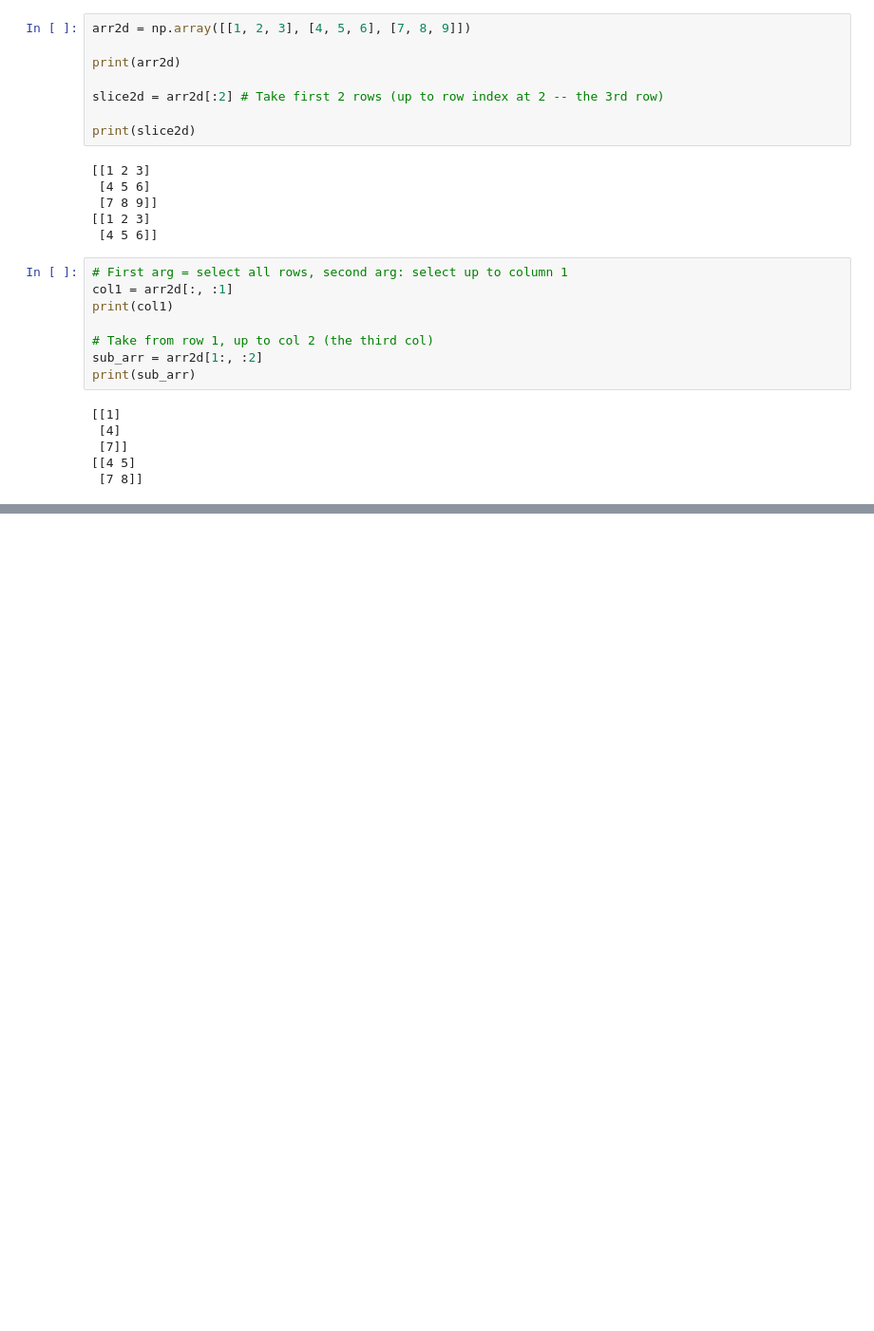
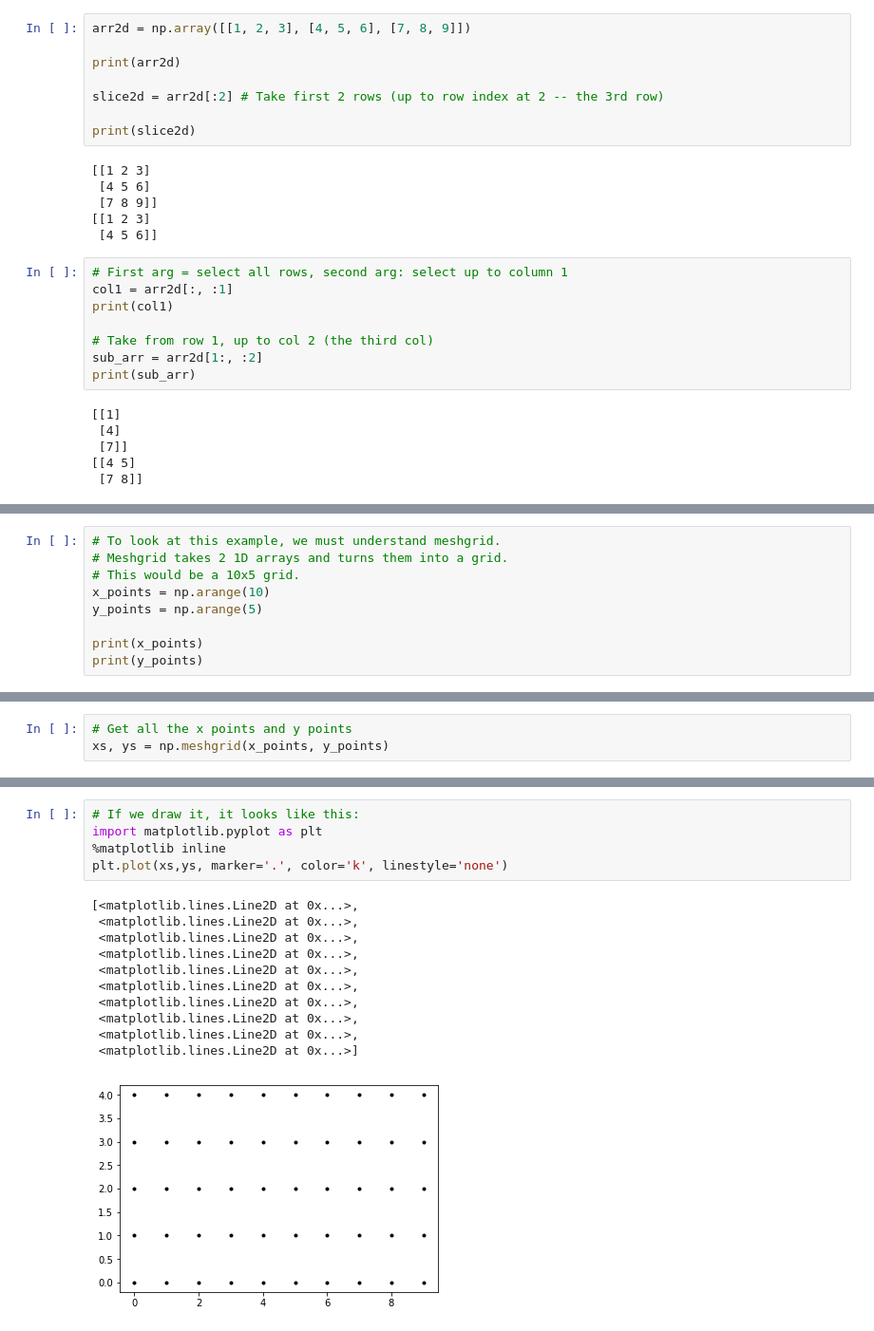
Before and after one commit to pekoto-zz/MyJupyterNotes, a Jupyter notebook: Python for Data Analysis.ipynb, the cells around one changed output, grey strips where cells are left out. Shown at 95% size. Saved outputs shown, nothing was run; the diff lists cells and outputs as text; blank space fills up the shorter version.

```diff
--- a/Python for Data Analysis.ipynb
+++ b/Python for Data Analysis.ipynb
@@ -599,0 +881,9 @@ print(sub_arr)
+# %%
+# To look at this example, we must understand meshgrid.
+# Meshgrid takes 2 1D arrays and turns them into a grid.
+# This would be a 10x5 grid.
+x_points = np.arange(10)
+y_points = np.arange(5)
+
+print(x_points)
+print(y_points)
@@ -599,0 +893,3 @@ print(sub_arr)
+# %%
+# Get all the x points and y points
+xs, ys = np.meshgrid(x_points, y_points)
@@ -599,0 +914,17 @@ print(sub_arr)
+# %%
+# If we draw it, it looks like this:
+import matplotlib.pyplot as plt
+%matplotlib inline
+plt.plot(xs,ys, marker='.', color='k', linestyle='none')
+# %% [output]
+[<matplotlib.lines.Line2D at 0x...>,
+ <matplotlib.lines.Line2D at 0x...>,
+ <matplotlib.lines.Line2D at 0x...>,
+ <matplotlib.lines.Line2D at 0x...>,
+ <matplotlib.lines.Line2D at 0x...>,
+ <matplotlib.lines.Line2D at 0x...>,
+ <matplotlib.lines.Line2D at 0x...>,
+ <matplotlib.lines.Line2D at 0x...>,
+ <matplotlib.lines.Line2D at 0x...>,
+ <matplotlib.lines.Line2D at 0x...>]
+[figure, added]
```
Also changed, not shown: parts of 59 cells of this notebook.
